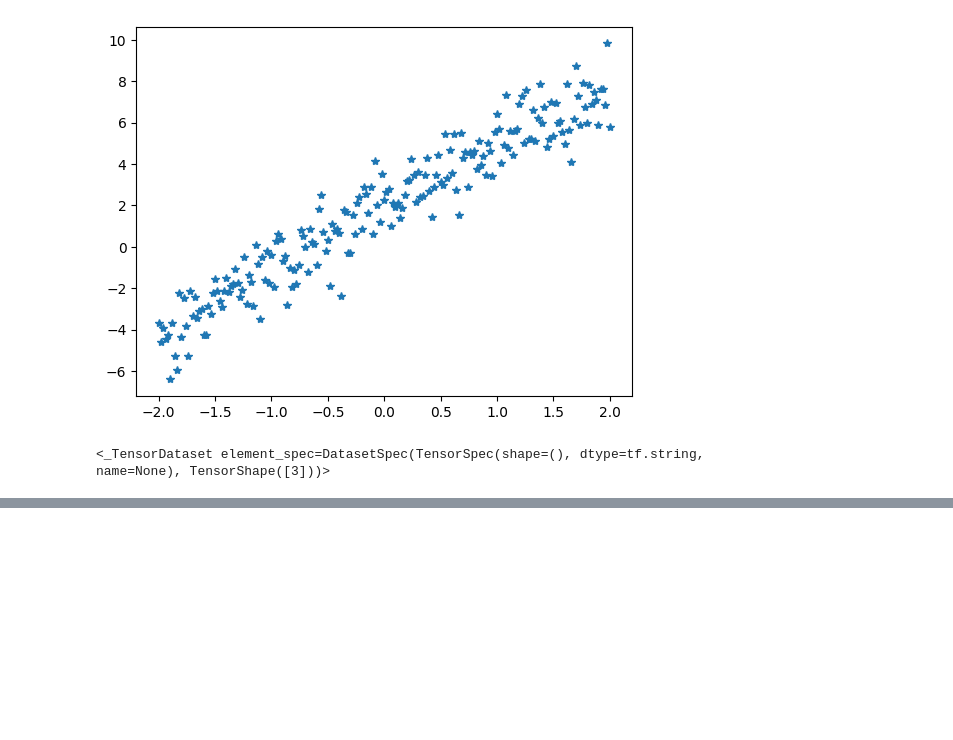
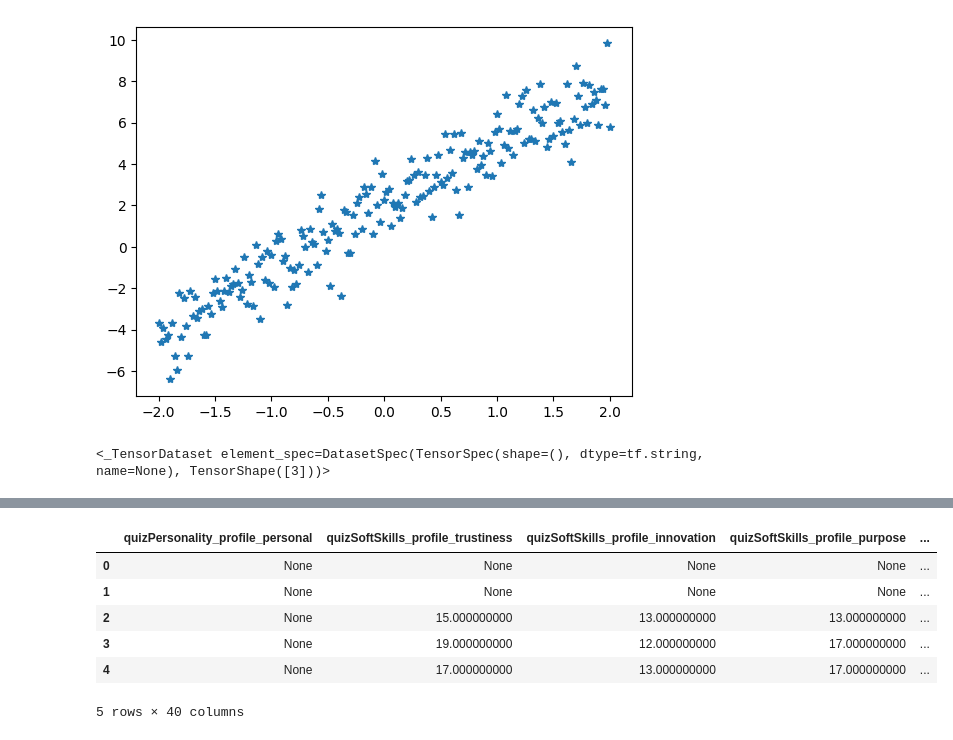
Before and after one commit to Chm-vinicius/coolab_tensorflow_study, a Jupyter notebook: machine_learn.ipynb, the cells around one changed output, grey strips where cells are left out. Cells and saved outputs as stored; diff of their text form; code cells hidden in the pictures; blank space fills up the shorter version.

```diff
--- a/machine_learn.ipynb
+++ b/machine_learn.ipynb
@@ -77,0 +88,41 @@ with open("positionData.csv", "w") as filedata:
+# %%
+
+selecteds_query_job = client.query(
+    """
+    SELECT quizPersonality_profile_personal, quizSoftSkills_profile_trustiness,
+     quizSoftSkills_profile_innovation, quizSoftSkills_profile_purpose,
+     quizSoftSkills_profile_mentalSecurity, quizSoftSkills_profile_totalPoints,
+     quizSoftSkills_profile_teamWork, quizSoftSkills_profile_level,
+       wages_currency, wages_hourGrossValue,
+       experience_jobTitle, experience_level, experience_workAvailability,
+        quizCulture_profile_adhocracia, quizCulture_profile_cla,
+         quizCulture_profile_hierarchy, quizCulture_profile_market,
+          quizPersonality_profile_calm, quizPersonality_profile_selfEsteem,
+           quizPersonality_profile_trustworthy, quizPersonality_profile_conformity,
+            quizPersonality_profile_discerening, quizPersonality_profile_careful,
+             quizPersonality_profile_dominance, quizPersonality_profile_enthusiastic,
+              quizPersonality_profile_spontaneous, quizPersonality_profile_stability,
+               quizPersonality_profile_influence, quizPersonality_profile_influencer,
+                quizPersonality_profile_selfish, quizPersonality_profile_objective,
+                 quizPersonality_profile_organized, quizPersonality_profile_optimist,
+                  quizPersonality_profile_listener, quizPersonality_profile_patient,
+                   quizPersonality_profile_persuasive, quizPersonality_profile_planner,
+                    quizPersonality_profile_precision, quizPersonality_profile_radical,
+                     quizPersonality_profile_visionary,  FROM `growyxprod.firestore_export.posts_schema_bqUsers_latest` LIMIT 150
+    """
+)
+
+selectedes = selecteds_query_job.to_arrow().to_pandas()
+
+dt = selectedes
+# dt.drop(['document_name', 'document_id', 'timestamp', 'operation', 'login_providerId'], axis='columns', inplace=True)
+ks = pd.DataFrame(dt)
+ks.head()
+# %% [output]
+|  | quizPersonality_profile_personal | quizSoftSkills_profile_trustiness | quizSoftSkills_profile_innovation | quizSoftSkills_profile_purpose | ... |
+| 0 | None | None | None | None | ... |
+| 1 | None | None | None | None | ... |
+| 2 | None | 15.000000000 | 13.000000000 | 13.000000000 | ... |
+| 3 | None | 19.000000000 | 12.000000000 | 17.000000000 | ... |
+| 4 | None | 17.000000000 | 13.000000000 | 17.000000000 | ... |
+5 rows × 40 columns
```
Also changed, not shown: parts of 8 cells of this notebook, 3 other files.
